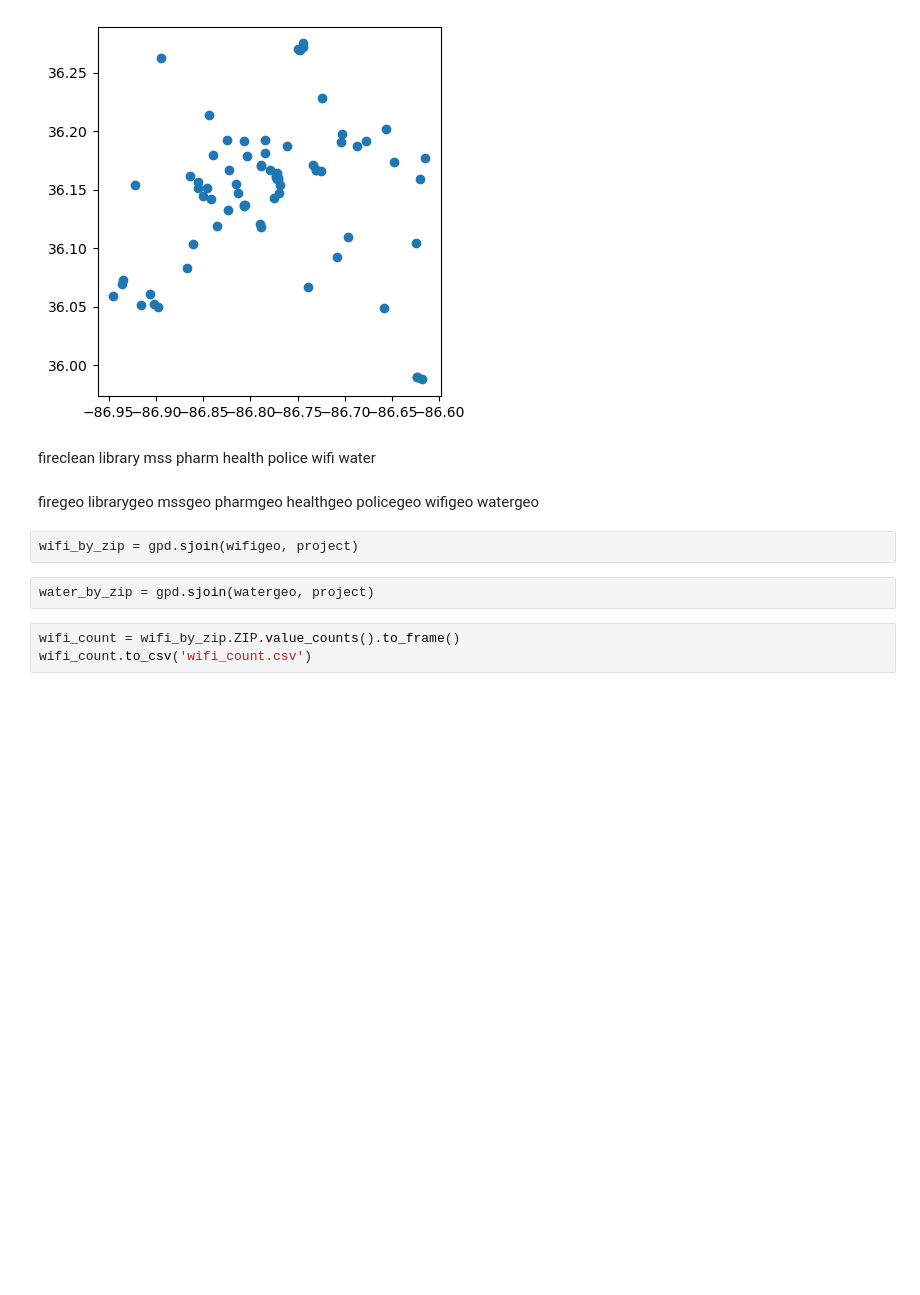
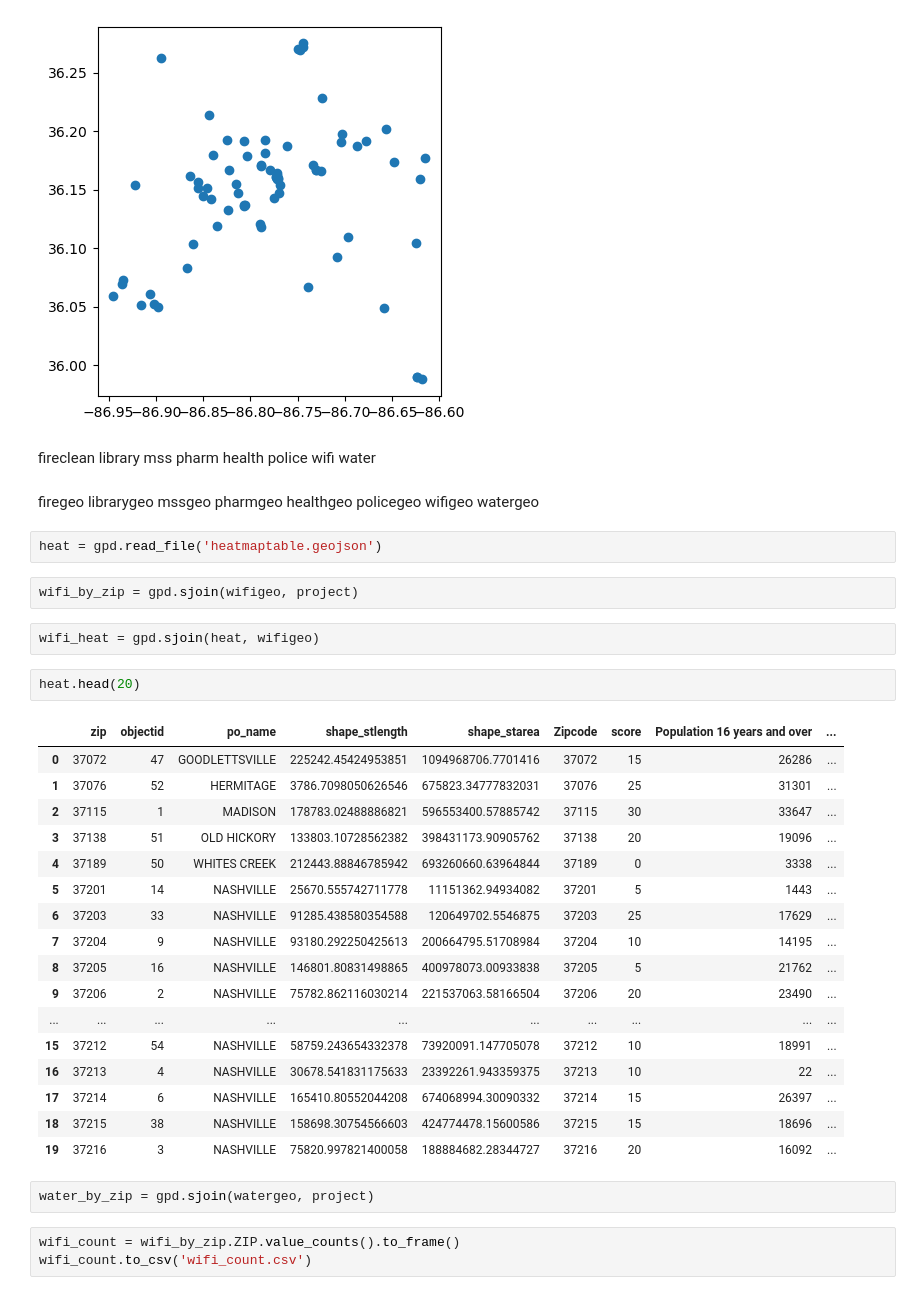
Before and after one commit to Luna-Agora/caps, a Jupyter notebook: notebooks/davidson_geo_folium.ipynb, the cells around one changed output. Drawn from its saved outputs; the diff is of its cells as text; blank space fills up the shorter version.

```diff
--- a/notebooks/davidson_geo_folium.ipynb
+++ b/notebooks/davidson_geo_folium.ipynb
@@ -508,8 +508,32 @@ healthgeo
 policegeo
 wifigeo
 watergeo
+# %%
+heat = gpd.read_file('heatmaptable.geojson')
 # %%
 wifi_by_zip = gpd.sjoin(wifigeo, project)
+# %%
+wifi_heat = gpd.sjoin(heat, wifigeo)
+# %%
+heat.head(20)
+# %% [output]
+|  | zip | objectid | po_name | shape_stlength | shape_starea | Zipcode | score | Population 16 years and over | ... |
+| 0 | 37072 | 47 | GOODLETTSVILLE | 225242.45424953851 | 1094968706.7701416 | 37072 | 15 | 26286 | ... |
+| 1 | 37076 | 52 | HERMITAGE | 3786.7098050626546 | 675823.34777832031 | 37076 | 25 | 31301 | ... |
+| 2 | 37115 | 1 | MADISON | 178783.02488886821 | 596553400.57885742 | 37115 | 30 | 33647 | ... |
+| 3 | 37138 | 51 | OLD HICKORY | 133803.10728562382 | 398431173.90905762 | 37138 | 20 | 19096 | ... |
+| 4 | 37189 | 50 | WHITES CREEK | 212443.88846785942 | 693260660.63964844 | 37189 | 0 | 3338 | ... |
+| 5 | 37201 | 14 | NASHVILLE | 25670.555742711778 | 11151362.94934082 | 37201 | 5 | 1443 | ... |
+| 6 | 37203 | 33 | NASHVILLE | 91285.438580354588 | 120649702.5546875 | 37203 | 25 | 17629 | ... |
+| 7 | 37204 | 9 | NASHVILLE | 93180.292250425613 | 200664795.51708984 | 37204 | 10 | 14195 | ... |
+| 8 | 37205 | 16 | NASHVILLE | 146801.80831498865 | 400978073.00933838 | 37205 | 5 | 21762 | ... |
+| 9 | 37206 | 2 | NASHVILLE | 75782.862116030214 | 221537063.58166504 | 37206 | 20 | 23490 | ... |
+| ... | ... | ... | ... | ... | ... | ... | ... | ... | ... |
+| 15 | 37212 | 54 | NASHVILLE | 58759.243654332378 | 73920091.147705078 | 37212 | 10 | 18991 | ... |
+| 16 | 37213 | 4 | NASHVILLE | 30678.541831175633 | 23392261.943359375 | 37213 | 10 | 22 | ... |
+| 17 | 37214 | 6 | NASHVILLE | 165410.80552044208 | 674068994.30090332 | 37214 | 15 | 26397 | ... |
+| 18 | 37215 | 38 | NASHVILLE | 158698.30754566603 | 424774478.15600586 | 37215 | 15 | 18696 | ... |
+| 19 | 37216 | 3 | NASHVILLE | 75820.997821400058 | 188884682.28344727 | 37216 | 20 | 16092 | ... |
 # %%
 water_by_zip = gpd.sjoin(watergeo, project)
 # %%
```
Also changed, not shown: parts of 2 cells of this notebook, 15 other files.
